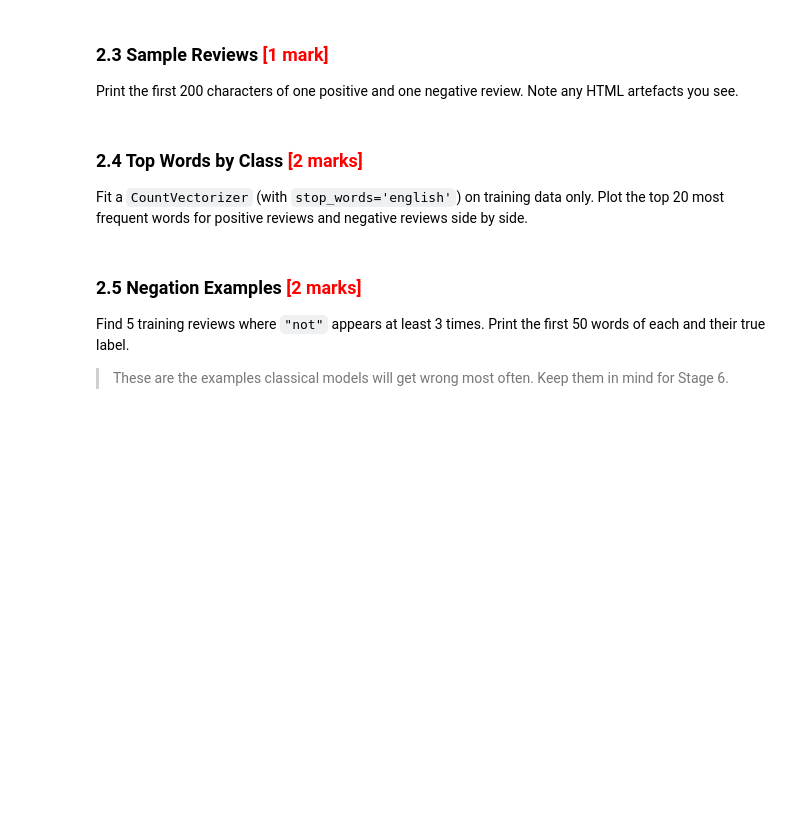
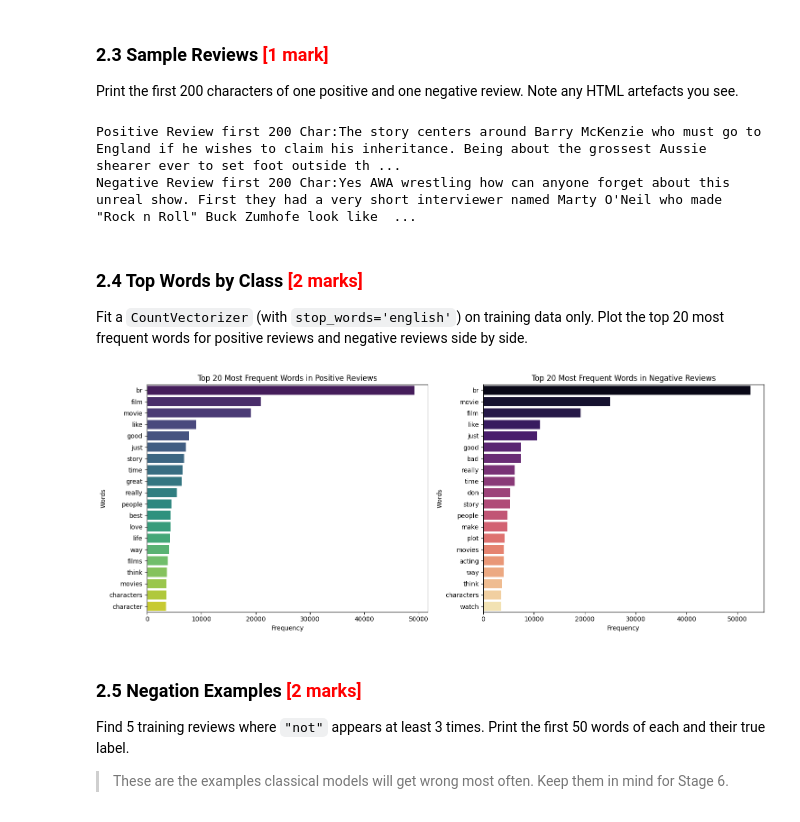
Before and after one commit to mkamdar/applied_ai_agentic_ai, a Jupyter notebook: Classification-Assignment-IMDB/IMDB_Sentiment_Exercise.ipynb, the cells around one changed output. Drawn from its saved outputs; the diff is of its cells as text; code cells hidden in the pictures; blank space fills up the shorter version.

```diff
--- a/Classification-Assignment-IMDB/IMDB_Sentiment_Exercise.ipynb
+++ b/Classification-Assignment-IMDB/IMDB_Sentiment_Exercise.ipynb
@@ -189,13 +194,85 @@ Median review length: 174.00 words
 Print the first 200 characters of one positive and one negative review. Note any HTML artefacts you see.
 # %%
 ### CODE HERE ###
+positive_review_count=0
+negative_review_count=0
+positive_review_text=""
+negative_review_text=""
+for i, label in enumerate(train_labels):
+    if label == 1:
+        positive_review_text=train_texts[i]
+        positive_review_count +=1
+
+    elif label == 0:
+        negative_review_text=train_texts[i]
+        negative_review_count +=1
+
+    if positive_review_count == 1 and negative_review_count == 1:
+        break
+print(f"Positive Review first 200 Char:{positive_review_text}")
+print(f"Negative Review first 200 Char:{negative_review_text}")
+# %% [output]
+Positive Review first 200 Char:The story centers around Barry McKenzie who must go to England if he wishes to claim his inheritance. Being about the grossest Aussie shearer ever to set foot outside th ...
+Negative Review first 200 Char:Yes AWA wrestling how can anyone forget about this unreal show. First they had a very short interviewer named Marty O'Neil who made "Rock n Roll" Buck Zumhofe look like  ...
 # %% [markdown]
 ### 2.4 Top Words by Class  <font color="red">[2 marks]</font>
 
 Fit a `CountVectorizer` (with `stop_words='english'`) on training data only.
 Plot the top 20 most frequent words for positive reviews and negative reviews side by side.
 # %%
-### CODE HERE ###
+import matplotlib.pyplot as plt
+import seaborn as sns
+import numpy as np
+
+# Fit a CountVectorizer (with stop_words='english') on training data only.
+vectorizer = CountVectorizer(stop_words='english')
+X_train = vectorizer.fit_transform(train_texts)
+
+# Get feature names (words)
+feature_names = vectorizer.get_feature_names_out()
+
+# Separate positive and negative review indices
+positive_indices = [i for i, label in enumerate(train_labels) if label == 1]
+negative_indices = [i for i, label in enumerate(train_labels) if label == 0]
+
+# Get the frequency of each word in positive and negative reviews
+# These .sum() calls return numpy.matrix objects
+positive_word_counts = X_train[positive_indices].sum(axis=0)
+negative_word_counts = X_train[negative_indices].sum(axis=0)
+
+# Convert numpy.matrix to 1D ndarray using np.asarray().flatten() for DataFrame compatibility
+positive_df = pd.DataFrame({
+    'Word': feature_names,
+    'Frequency': np.asarray(positive_word_counts).flatten()
+})
+negative_df = pd.DataFrame({
+    'Word': feature_names,
+    'Frequency': np.asarray(negative_word_counts).flatten()
+})
+
+# Get top 20 most frequent words for positive and negative reviews
+top_20_positive = positive_df.nlargest(20, 'Frequency')
+top_20_negative = negative_df.nlargest(20, 'Frequency')
+
+# Plot side by side
+fig, axes = plt.subplots(1, 2, figsize=(15, 6))
+
+# Plot for positive reviews
+sns.barplot(x='Frequency', y='Word', data=top_20_positive, ax=axes[0], palette='viridis')
+axes[0].set_title('Top 20 Most Frequent Words in Positive Reviews')
+axes[0].set_xlabel('Frequency')
+axes[0].set_ylabel('Words')
+
+# Plot for negative reviews
+sns.barplot(x='Frequency', y='Word', data=top_20_negative, ax=axes[1], palette='magma')
+axes[1].set_title('Top 20 Most Frequent Words in Negative Reviews')
+axes[1].set_xlabel('Frequency')
+axes[1].set_ylabel('Words')
+
+plt.tight_layout()
+plt.show()
+# %% [output]
+[figure, added]
 # %% [markdown]
 ### 2.5 Negation Examples  <font color="red">[2 marks]</font>
 
```
Also changed, not shown: parts of 4 cells of this notebook.
